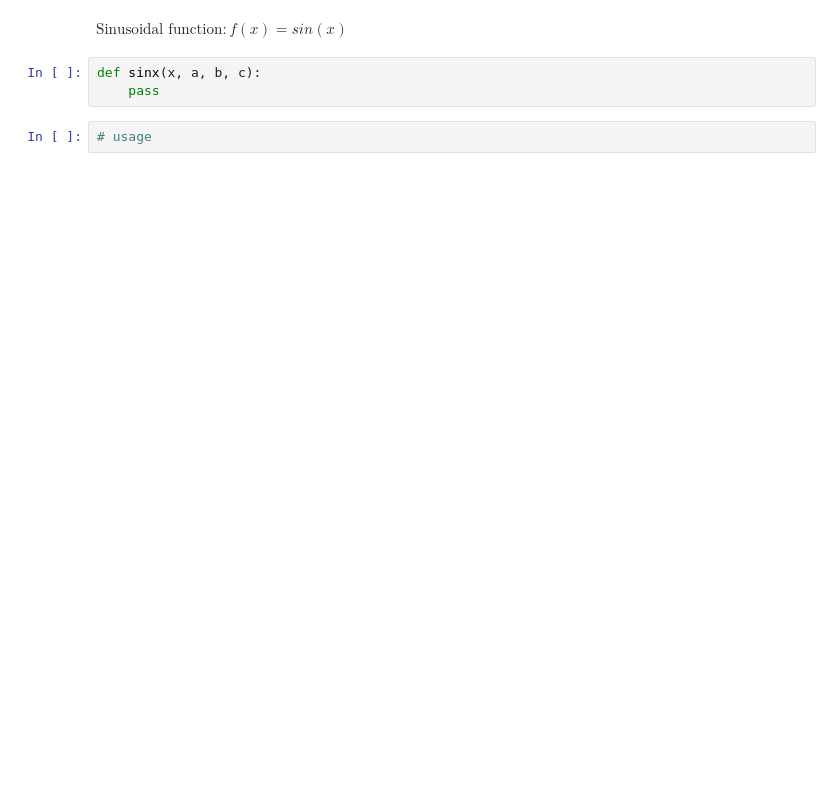
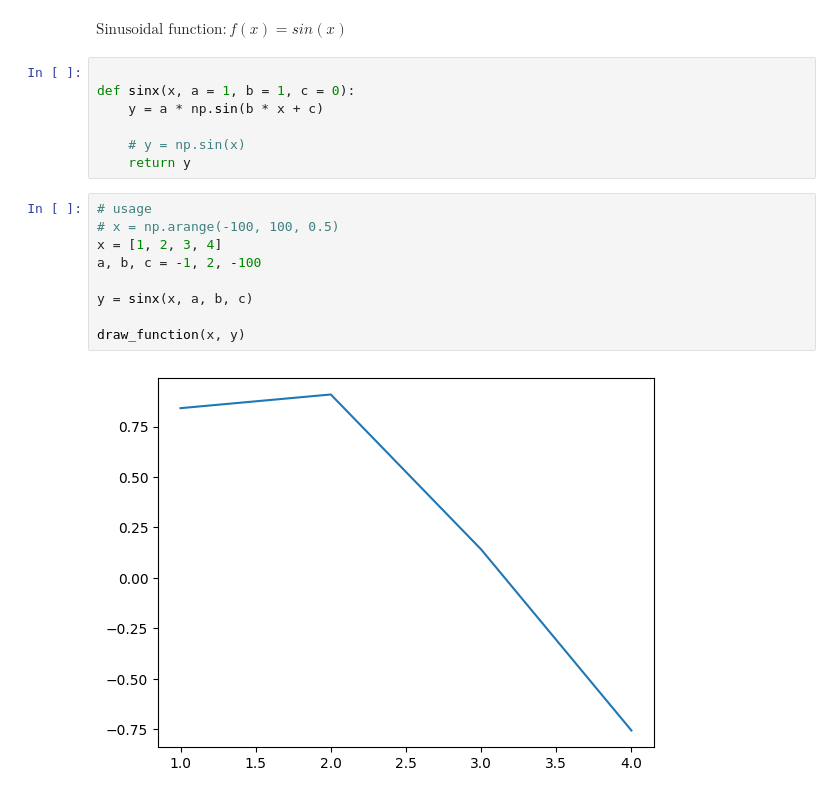
Before and after one commit to hasanisaeed/python-course, a Jupyter notebook: S03/02_functions_example.ipynb, the cells around one changed output. Saved outputs shown, nothing was run; the diff lists cells and outputs as text; blank space fills up the shorter version.

```diff
--- a/S03/02_functions_example.ipynb
+++ b/S03/02_functions_example.ipynb
@@ -37,8 +112,21 @@ $
   \text{Sinusoidal function} : f(x) = sin(x)
 \end{equation}
 $
-# %%
-def sinx(x, a, b, c):
-    pass
-# %%
-# usage
+# %%
+
+def sinx(x, a = 1, b = 1, c = 0):
+    y = a * np.sin(b * x + c)
+
+    # y = np.sin(x)
+    return y
+# %%
+# usage
+# x = np.arange(-100, 100, 0.5)
+x = [1, 2, 3, 4]
+a, b, c = -1, 2, -100
+
+y = sinx(x, a, b, c)
+
+draw_function(x, y)
+# %% [output]
+[figure, added]
```
Also changed, not shown: parts of 16 cells of this notebook, 1 other file.
